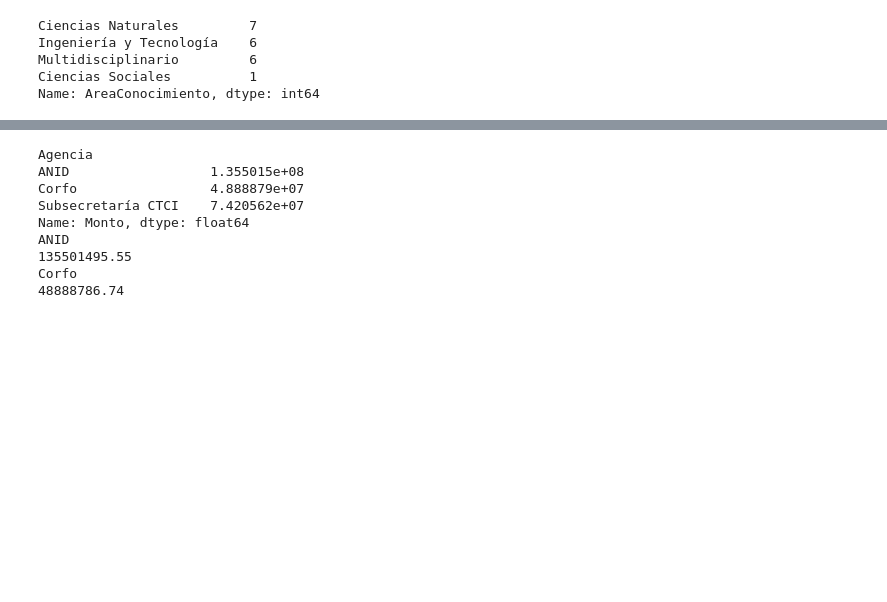
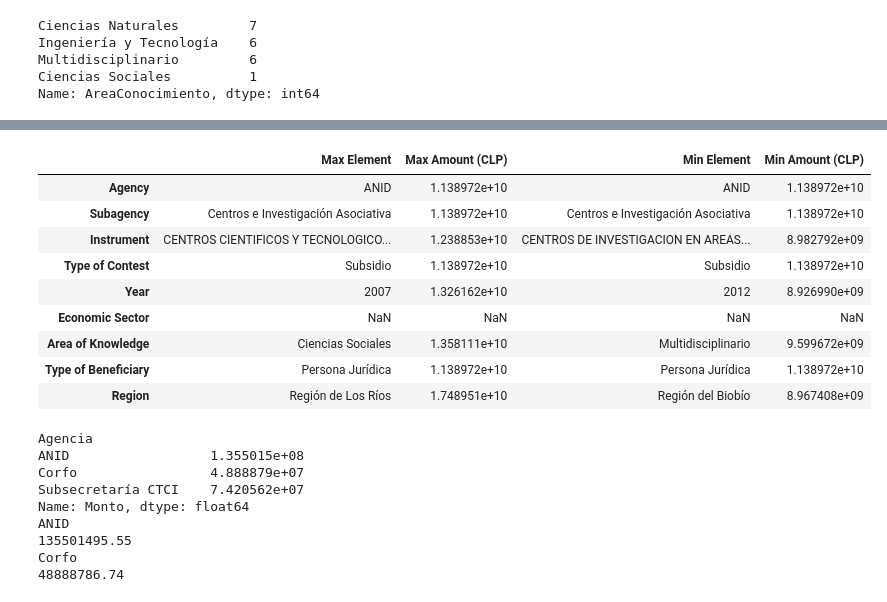
Before and after one commit to Claudio-AhumadaL/Science-and-Technology-in-Chile--State-funding-between-1982-and-2022, a Jupyter notebook: Science and Technology Projects - Funding Awarded by Chilean State between 1982 and 2022.ipynb, the cells around one changed output, grey strips where cells are left out. Drawn from its saved outputs; the diff is of its cells as text; code cells hidden in the pictures; blank space fills up the shorter version.

Commit message:
Add summarizing table
Highest and lowest average amount granted per category for top 20 highest earner projects - Summarizing table.

```diff
--- a/Science and Technology Projects - Funding Awarded by Chilean State between 1982 and 2022.ipynb
+++ b/Science and Technology Projects - Funding Awarded by Chilean State between 1982 and 2022.ipynb
@@ -905,3 +905,27 @@ Región del Biobío
+# %%
+# Highest and lowest average amount granted per category for top 20 highest earner projects - Summarizing table.
+
+aa_data_top20 = {'Max Element': [max_a_top20, max_sa_top20, max_i_top20, max_tc_top20, max_y_top20, np.NaN, max_ak_top20, max_tb_top20, max_r_top20],\
+          'Max Amount (CLP)': [max_aa_a_top20, max_aa_sa_top20, max_aa_i_top20, max_aa_tc_top20, max_aa_y_top20, np.NaN, max_aa_ak_top20, max_aa_tb_top20, max_aa_r_top20],\
+          'Min Element': [min_a_top20, min_sa_top20, min_i_top20, min_tc_top20, min_y_top20, np.NaN, min_ak_top20, min_tb_top20, min_r_top20],\
+          'Min Amount (CLP)': [min_aa_a_top20, min_aa_sa_top20, min_aa_i_top20, min_aa_tc_top20, min_aa_y_top20, np.NaN, min_aa_ak_top20, min_aa_tb_top20, min_aa_r_top20]}
+
+summary_table_top20 = pd.DataFrame(aa_data_top20, index=['Agency', 'Subagency', 'Instrument', 'Type of Contest', 'Year', 'Economic Sector',\
+                                            'Area of Knowledge', 'Type of Beneficiary', 'Region'])
+
+
+summary_table_top20
+# %% [output]
+|  | Max Element | Max Amount (CLP) | Min Element | Min Amount (CLP) |
+| Agency | ANID | 1.138972e+10 | ANID | 1.138972e+10 |
+| Subagency | Centros e Investigación Asociativa | 1.138972e+10 | Centros e Investigación Asociativa | 1.138972e+10 |
+| Instrument | CENTROS CIENTIFICOS Y TECNOLOGICO... | 1.238853e+10 | CENTROS DE INVESTIGACION EN AREAS... | 8.982792e+09 |
+| Type of Contest | Subsidio | 1.138972e+10 | Subsidio | 1.138972e+10 |
+| Year | 2007 | 1.326162e+10 | 2012 | 8.926990e+09 |
+| Economic Sector | NaN | NaN | NaN | NaN |
+| Area of Knowledge | Ciencias Sociales | 1.358111e+10 | Multidisciplinario | 9.599672e+09 |
+| Type of Beneficiary | Persona Jurídica | 1.138972e+10 | Persona Jurídica | 1.138972e+10 |
+| Region | Región de Los Ríos | 1.748951e+10 | Región del Biobío | 8.967408e+09 |
 # %%
 # Grouped table - State agencies : Average amount granted by Agency for last 5 years projects
 
```
Also changed, not shown: parts of 22 cells of this notebook.
